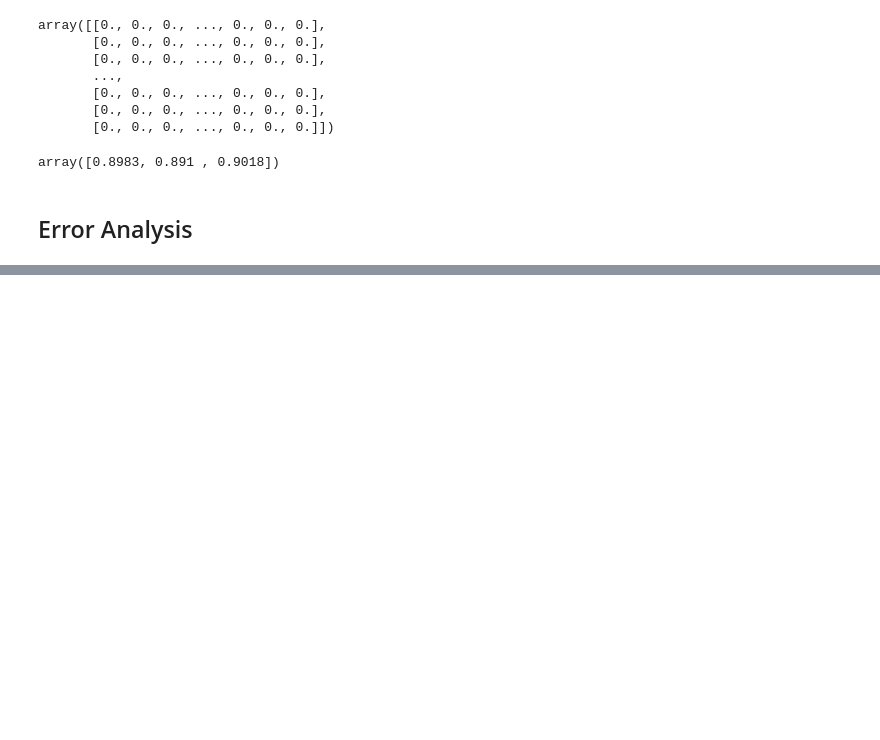
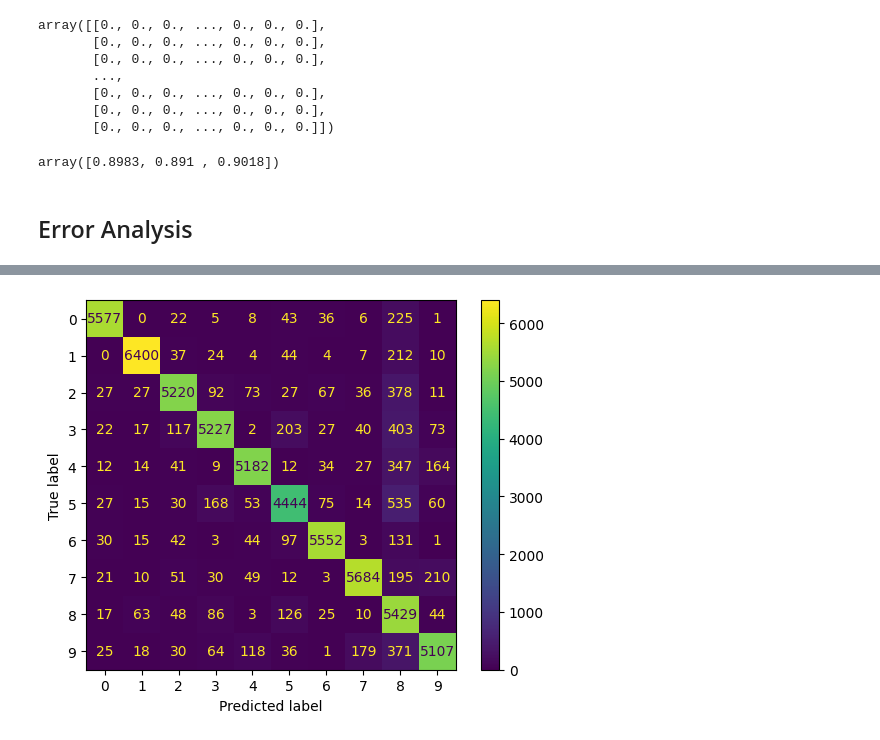
Before and after one commit to PaulToronto/Hands-on-Maching-Learning-Book, a Jupyter notebook: 3_Classification.ipynb, the cells around one changed output, grey strips where cells are left out. Saved outputs shown, nothing was run; the diff lists cells and outputs as text; code cells hidden in the pictures; blank space fills up the shorter version.

```diff
--- a/3_Classification.ipynb
+++ b/3_Classification.ipynb
@@ -1176,3 +1178,6 @@ cross_val_score(sgd_clf, X_train_scaled, y_train, cv=3, scoring="accuracy")
 array([0.8983, 0.891 , 0.9018])
 # %% [markdown]
 ## Error Analysis
+# %%
+y_train_pred = cross_val_predict(sgd_clf, X_train_scaled, y_train, cv=3)
+y_train_pred
@@ -1178,0 +1190,3 @@ array([0.8983, 0.891 , 0.9018])
+# %%
+cm = confusion_matrix(y_train, y_train_pred)
+cm.shape, cm
@@ -1178,0 +1205,5 @@ array([0.8983, 0.891 , 0.9018])
+# %%
+cm_display1 = ConfusionMatrixDisplay(cm)
+cm_display1.plot();
+# %% [output]
+[figure, added]
```
Also changed, not shown: parts of 18 cells of this notebook.
